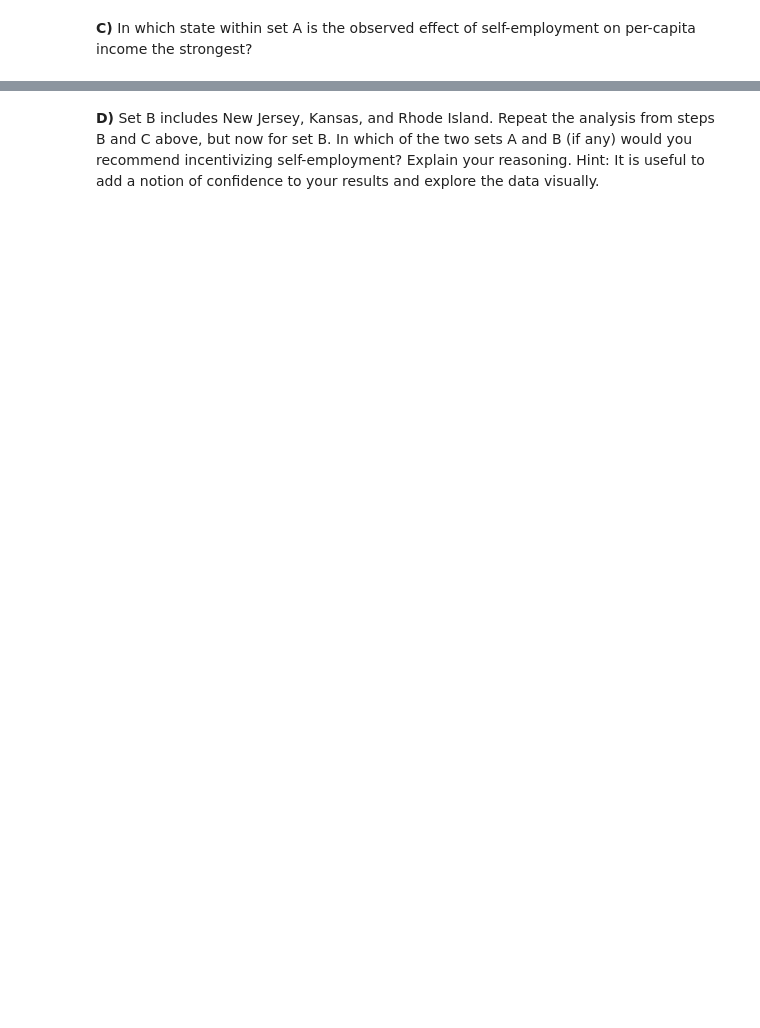
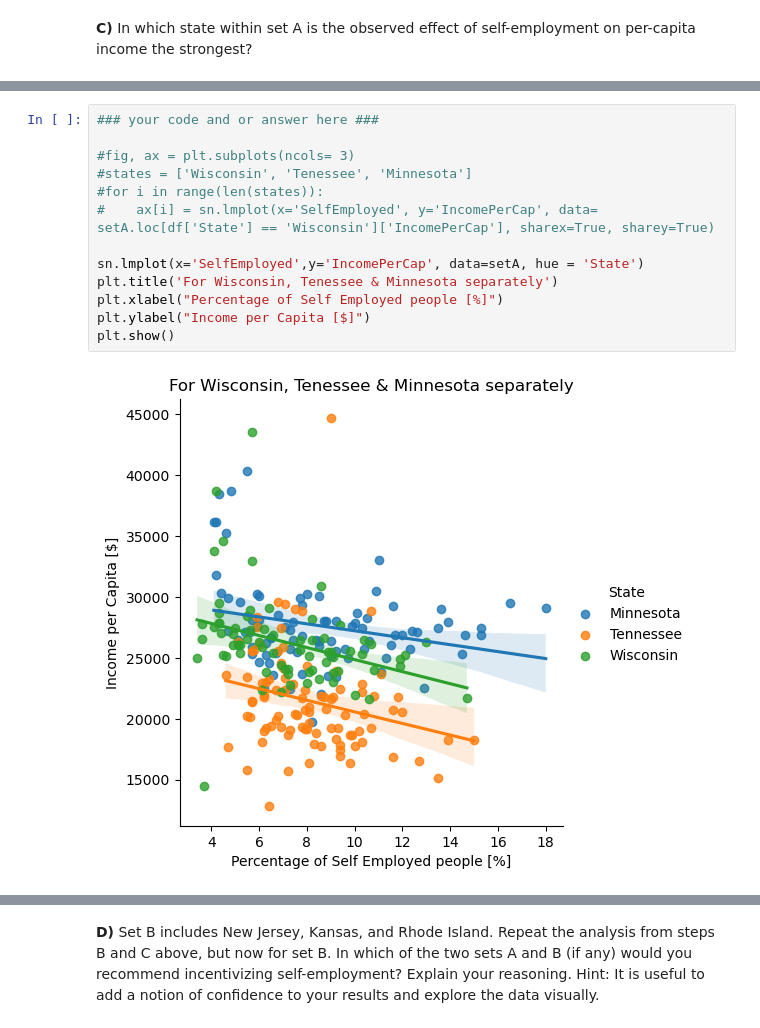
Before and after one commit to epfl-ada/2024, a Jupyter notebook: Exercises/03 - Describing data/Describing_data_exercise.ipynb, the cells around one changed output, grey strips where cells are left out. Cells and saved outputs as stored; diff of their text form; blank space fills up the shorter version.

```diff
--- a/Exercises/03 - Describing data/Describing_data_exercise.ipynb
+++ b/Exercises/03 - Describing data/Describing_data_exercise.ipynb
@@ -181,0 +237,15 @@ Since it is unethical and impossible in this setting to run a controlled experim
+# %%
+### your code and or answer here ###
+
+#fig, ax = plt.subplots(ncols= 3)
+#states = ['Wisconsin', 'Tenessee', 'Minnesota']
+#for i in range(len(states)):
+#    ax[i] = sn.lmplot(x='SelfEmployed', y='IncomePerCap', data= setA.loc[df['State'] == 'Wisconsin']['IncomePerCap'], sharex=True, sharey=True)
+
+sn.lmplot(x='SelfEmployed',y='IncomePerCap', data=setA, hue = 'State')
+plt.title('For Wisconsin, Tenessee & Minnesota separately')
+plt.xlabel("Percentage of Self Employed people [%]")
+plt.ylabel("Income per Capita [$]")
+plt.show()
+# %% [output]
+[figure, added]
```
Also changed, not shown: parts of 38 cells of this notebook, 3 other files.
